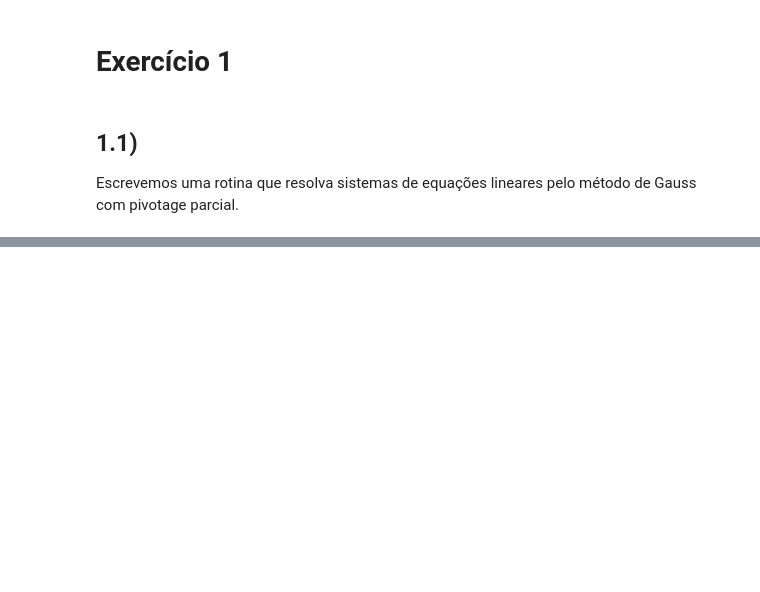
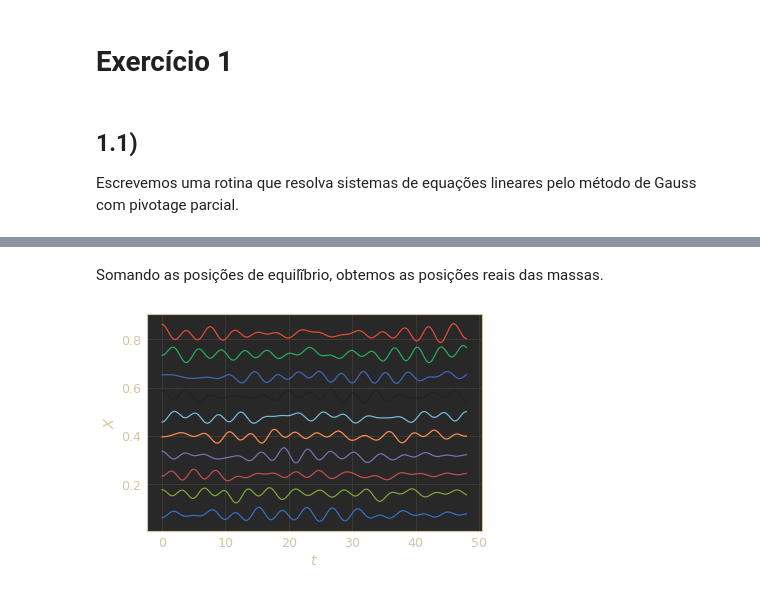
Before and after one commit to ruimpz/comp-phys, a Jupyter notebook: 2019-TPC2/TPC2.ipynb, the cells around one changed output, grey strips where cells are left out. Drawn from its saved outputs; the diff is of its cells as text; code cells hidden in the pictures; blank space fills up the shorter version.

```diff
--- a/2019-TPC2/TPC2.ipynb
+++ b/2019-TPC2/TPC2.ipynb
@@ -116,0 +273,10 @@ $\left(X_{i}-X_{i-1}\right)+\left(X_{i+1}-X_{i}\right) = 0$.
+# %% [markdown]
+Somando as posições de equilĩbrio, obtemos as posições reais das massas.
+# %%
+for i in range(n):
+    plt.plot(ts, Xs[i])
+plt.xlabel(r"$t$")
+plt.ylabel(r"$X$")
+plt.show()
+# %% [output]
+[figure, added]
```
Also changed, not shown: parts of 42 cells of this notebook.
